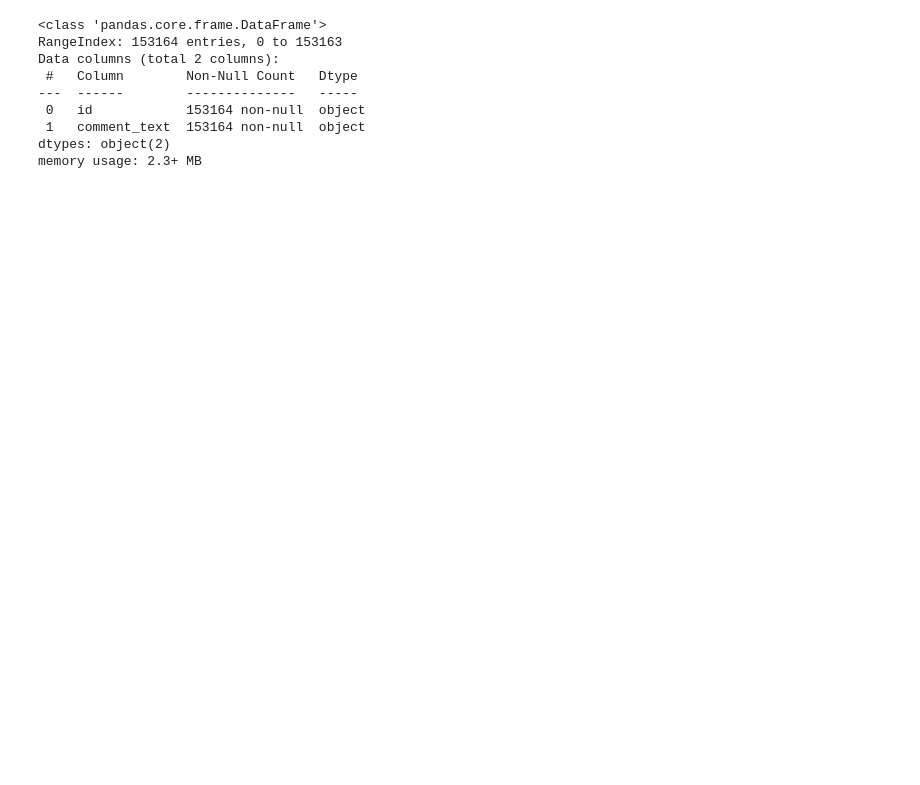
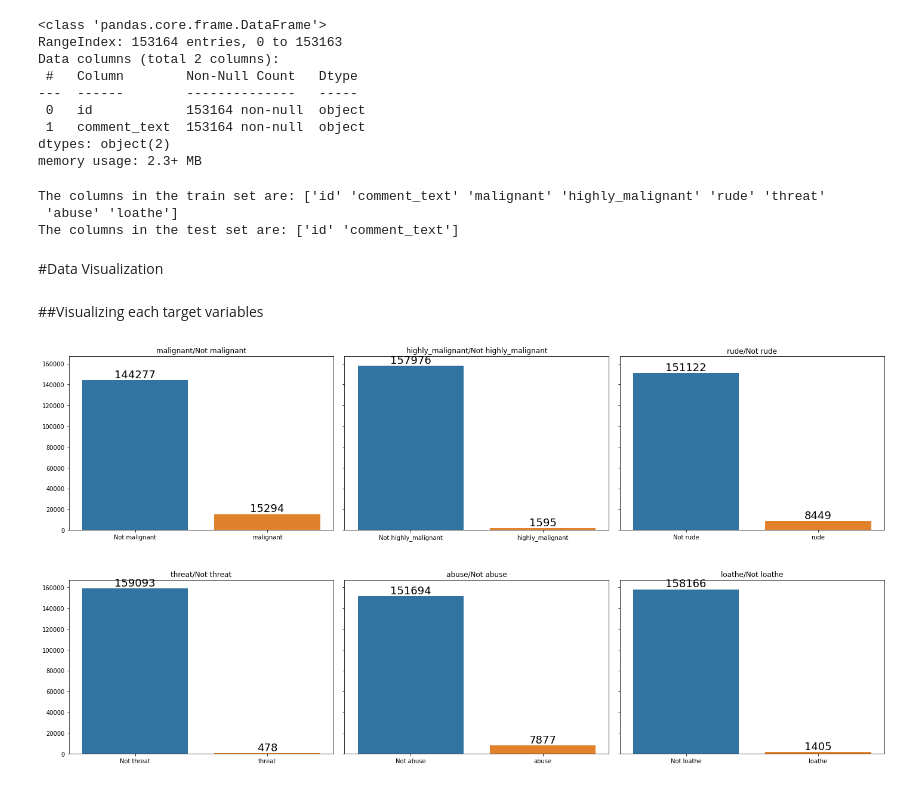
Before and after one commit to moncykurien/MalignantCommentsClassifier, a Jupyter notebook: MalignantCommentsClassifier.ipynb, the cells around one changed output. Cells and saved outputs as stored; diff of their text form; code cells hidden in the pictures; blank space fills up the shorter version.

```diff
--- a/MalignantCommentsClassifier.ipynb
+++ b/MalignantCommentsClassifier.ipynb
@@ -81,3 +149,10 @@ Data columns (total 2 columns):
  1   comment_text  153164 non-null  object
 dtypes: object(2)
 memory usage: 2.3+ MB
+# %%
+print(f"The columns in the train set are: {train_data.columns.values}")
+print(f"The columns in the test set are: {test_data.columns.values}")
+# %% [output]
+The columns in the train set are: ['id' 'comment_text' 'malignant' 'highly_malignant' 'rude' 'threat'
+ 'abuse' 'loathe']
+The columns in the test set are: ['id' 'comment_text']
@@ -83,0 +163,29 @@ memory usage: 2.3+ MB
+# %% [markdown]
+#Data Visualization
+# %% [markdown]
+##Visualizing each target variables
+# %%
+fig, axes = plt.subplots(2, 3, figsize=(20, 10), sharey=True)
+
+i = -1
+j = 0
+for col in target_cols:
+  plt.tight_layout(h_pad=5.0)
+
+  if j % 3 == 0:
+    i+=1
+    j = 0
+    ax=sns.barplot(['Not '+col,col], train_data[col].value_counts().values, ax=axes[i,j])
+  else:
+    ax=sns.barplot(['Not '+col,col], train_data[col].value_counts().values, ax=axes[i,j])
+
+  #adding the text labels
+  rects = ax.patches
+  labels = train_data[col].value_counts().values
+  for rect, label in zip(rects, labels):
+    height = rect.get_height()
+    ax.text(rect.get_x() + rect.get_width()/2, height + 5, label, ha='center', va='bottom', fontsize=18)
+  axes[i,j].set_title(col+'/Not '+col)
+  j += 1
+# %% [output]
+[figure, added]
```
Also changed, not shown: parts of 292 cells of this notebook.
